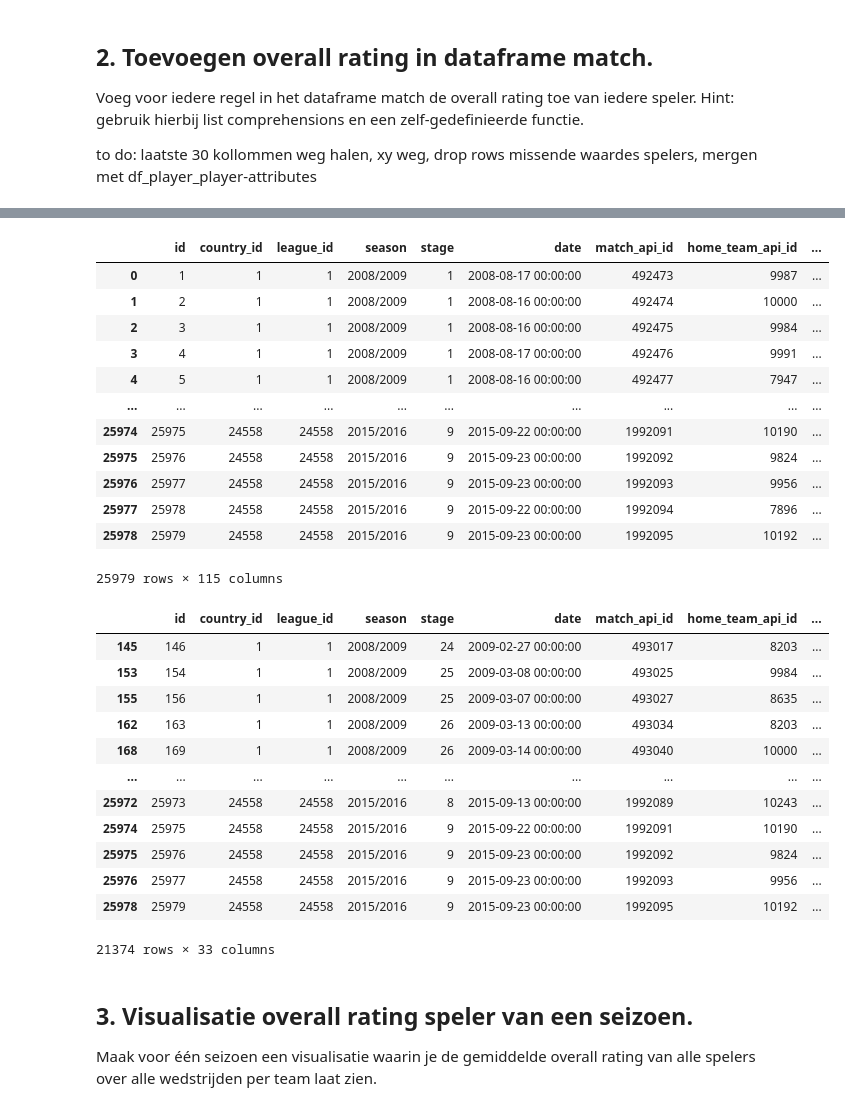
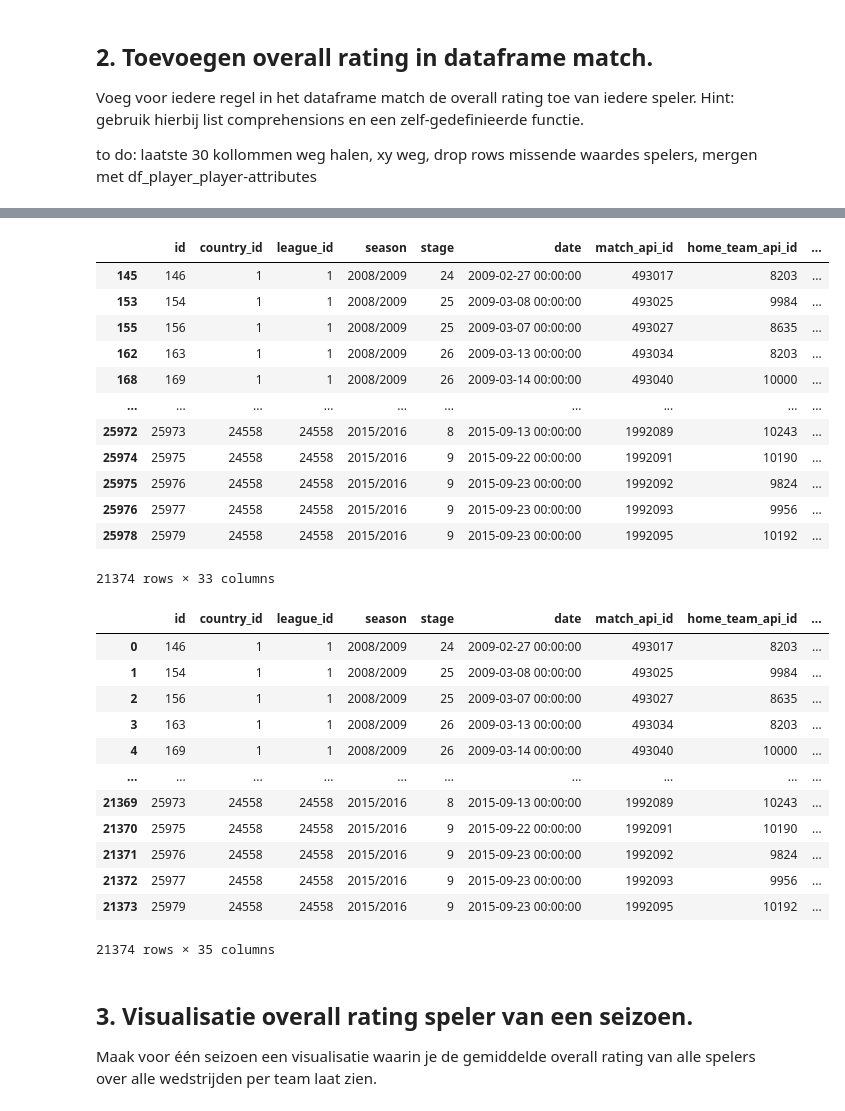
Before and after one commit to BartJeninga/2BDatalab, a Jupyter notebook: DataLab II Main v3.0.ipynb, the cells around one changed output, grey strips where cells are left out. Saved outputs shown, nothing was run; the diff lists cells and outputs as text; code cells hidden in the pictures.

```diff
--- a/DataLab II Main v3.0.ipynb
+++ b/DataLab II Main v3.0.ipynb
@@ -689,3 +688,6 @@ display(df_p_pa_avg)
 Voeg voor iedere regel in het dataframe match de overall rating toe van iedere speler. Hint: gebruik hierbij list comprehensions en een zelf-gedefinieerde functie.
 
 to do: laatste 30 kollommen weg halen, xy weg, drop rows missende waardes spelers, mergen met df_player_player-attributes
+# %%
+df_p_rating = df_p_pa_avg.iloc[:, [2, 6]]
+display(df_p_rating)
@@ -692,35 +709,38 @@ to do: laatste 30 kollommen weg halen, xy weg, drop rows missende waardes speler
 # %%
 #x, y en laatste 38 kolommen deleten & delete null values
-display(df_match)
 df_match_fixed = df_match.iloc[:, np.r_[0:11, 55:77]].dropna()
 display(df_match_fixed)
+
+df_tester = df_match_fixed.merge(df_p_rating, how='left', left_on='home_player_1', right_on='player_fifa_api_id')
+df_tester.rename(columns = {'overall_rating':'overall_rating_home_1'}, inplace=True)
+display(df_tester)
 # %% [output]
 |  | id | country_id | league_id | season | stage | date | match_api_id | home_team_api_id | ... |
-| 0 | 1 | 1 | 1 | 2008/2009 | 1 | 2008-08-17 00:00:00 | 492473 | 9987 | ... |
-| 1 | 2 | 1 | 1 | 2008/2009 | 1 | 2008-08-16 00:00:00 | 492474 | 10000 | ... |
-| 2 | 3 | 1 | 1 | 2008/2009 | 1 | 2008-08-16 00:00:00 | 492475 | 9984 | ... |
-| 3 | 4 | 1 | 1 | 2008/2009 | 1 | 2008-08-17 00:00:00 | 492476 | 9991 | ... |
-| 4 | 5 | 1 | 1 | 2008/2009 | 1 | 2008-08-16 00:00:00 | 492477 | 7947 | ... |
+| 145 | 146 | 1 | 1 | 2008/2009 | 24 | 2009-02-27 00:00:00 | 493017 | 8203 | ... |
+| 153 | 154 | 1 | 1 | 2008/2009 | 25 | 2009-03-08 00:00:00 | 493025 | 9984 | ... |
+| 155 | 156 | 1 | 1 | 2008/2009 | 25 | 2009-03-07 00:00:00 | 493027 | 8635 | ... |
+| 162 | 163 | 1 | 1 | 2008/2009 | 26 | 2009-03-13 00:00:00 | 493034 | 8203 | ... |
+| 168 | 169 | 1 | 1 | 2008/2009 | 26 | 2009-03-14 00:00:00 | 493040 | 10000 | ... |
 | ... | ... | ... | ... | ... | ... | ... | ... | ... | ... |
+| 25972 | 25973 | 24558 | 24558 | 2015/2016 | 8 | 2015-09-13 00:00:00 | 1992089 | 10243 | ... |
 | 25974 | 25975 | 24558 | 24558 | 2015/2016 | 9 | 2015-09-22 00:00:00 | 1992091 | 10190 | ... |
 | 25975 | 25976 | 24558 | 24558 | 2015/2016 | 9 | 2015-09-23 00:00:00 | 1992092 | 9824 | ... |
 | 25976 | 25977 | 24558 | 24558 | 2015/2016 | 9 | 2015-09-23 00:00:00 | 1992093 | 9956 | ... |
-| 25977 | 25978 | 24558 | 24558 | 2015/2016 | 9 | 2015-09-22 00:00:00 | 1992094 | 7896 | ... |
 | 25978 | 25979 | 24558 | 24558 | 2015/2016 | 9 | 2015-09-23 00:00:00 | 1992095 | 10192 | ... |
-25979 rows × 115 columns
+21374 rows × 33 columns
 |  | id | country_id | league_id | season | stage | date | match_api_id | home_team_api_id | ... |
-| 145 | 146 | 1 | 1 | 2008/2009 | 24 | 2009-02-27 00:00:00 | 493017 | 8203 | ... |
-| 153 | 154 | 1 | 1 | 2008/2009 | 25 | 2009-03-08 00:00:00 | 493025 | 9984 | ... |
-| 155 | 156 | 1 | 1 | 2008/2009 | 25 | 2009-03-07 00:00:00 | 493027 | 8635 | ... |
-| 162 | 163 | 1 | 1 | 2008/2009 | 26 | 2009-03-13 00:00:00 | 493034 | 8203 | ... |
-| 168 | 169 | 1 | 1 | 2008/2009 | 26 | 2009-03-14 00:00:00 | 493040 | 10000 | ... |
+| 0 | 146 | 1 | 1 | 2008/2009 | 24 | 2009-02-27 00:00:00 | 493017 | 8203 | ... |
+| 1 | 154 | 1 | 1 | 2008/2009 | 25 | 2009-03-08 00:00:00 | 493025 | 9984 | ... |
+| 2 | 156 | 1 | 1 | 2008/2009 | 25 | 2009-03-07 00:00:00 | 493027 | 8635 | ... |
+| 3 | 163 | 1 | 1 | 2008/2009 | 26 | 2009-03-13 00:00:00 | 493034 | 8203 | ... |
+| 4 | 169 | 1 | 1 | 2008/2009 | 26 | 2009-03-14 00:00:00 | 493040 | 10000 | ... |
 | ... | ... | ... | ... | ... | ... | ... | ... | ... | ... |
-| 25972 | 25973 | 24558 | 24558 | 2015/2016 | 8 | 2015-09-13 00:00:00 | 1992089 | 10243 | ... |
-| 25974 | 25975 | 24558 | 24558 | 2015/2016 | 9 | 2015-09-22 00:00:00 | 1992091 | 10190 | ... |
-| 25975 | 25976 | 24558 | 24558 | 2015/2016 | 9 | 2015-09-23 00:00:00 | 1992092 | 9824 | ... |
-| 25976 | 25977 | 24558 | 24558 | 2015/2016 | 9 | 2015-09-23 00:00:00 | 1992093 | 9956 | ... |
-| 25978 | 25979 | 24558 | 24558 | 2015/2016 | 9 | 2015-09-23 00:00:00 | 1992095 | 10192 | ... |
+| 21369 | 25973 | 24558 | 24558 | 2015/2016 | 8 | 2015-09-13 00:00:00 | 1992089 | 10243 | ... |
+| 21370 | 25975 | 24558 | 24558 | 2015/2016 | 9 | 2015-09-22 00:00:00 | 1992091 | 10190 | ... |
+| 21371 | 25976 | 24558 | 24558 | 2015/2016 | 9 | 2015-09-23 00:00:00 | 1992092 | 9824 | ... |
+| 21372 | 25977 | 24558 | 24558 | 2015/2016 | 9 | 2015-09-23 00:00:00 | 1992093 | 9956 | ... |
+| 21373 | 25979 | 24558 | 24558 | 2015/2016 | 9 | 2015-09-23 00:00:00 | 1992095 | 10192 | ... |
-21374 rows × 33 columns
+21374 rows × 35 columns
 # %% [markdown]
 ## 3. Visualisatie overall rating speler van een seizoen.  <a name="visueeloverallseizoen"></a>
 Maak voor één seizoen een visualisatie waarin je de gemiddelde overall rating van alle spelers over alle wedstrijden per team laat zien.
```
Also changed, not shown: parts of 4 cells of this notebook.
